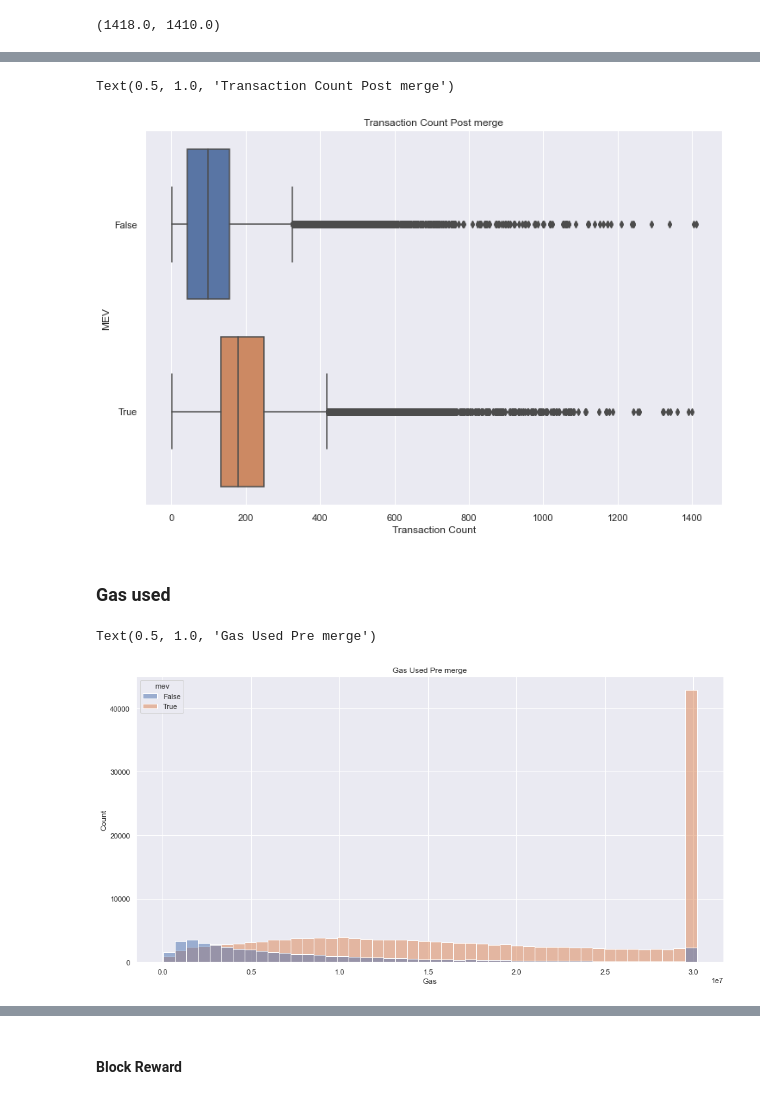
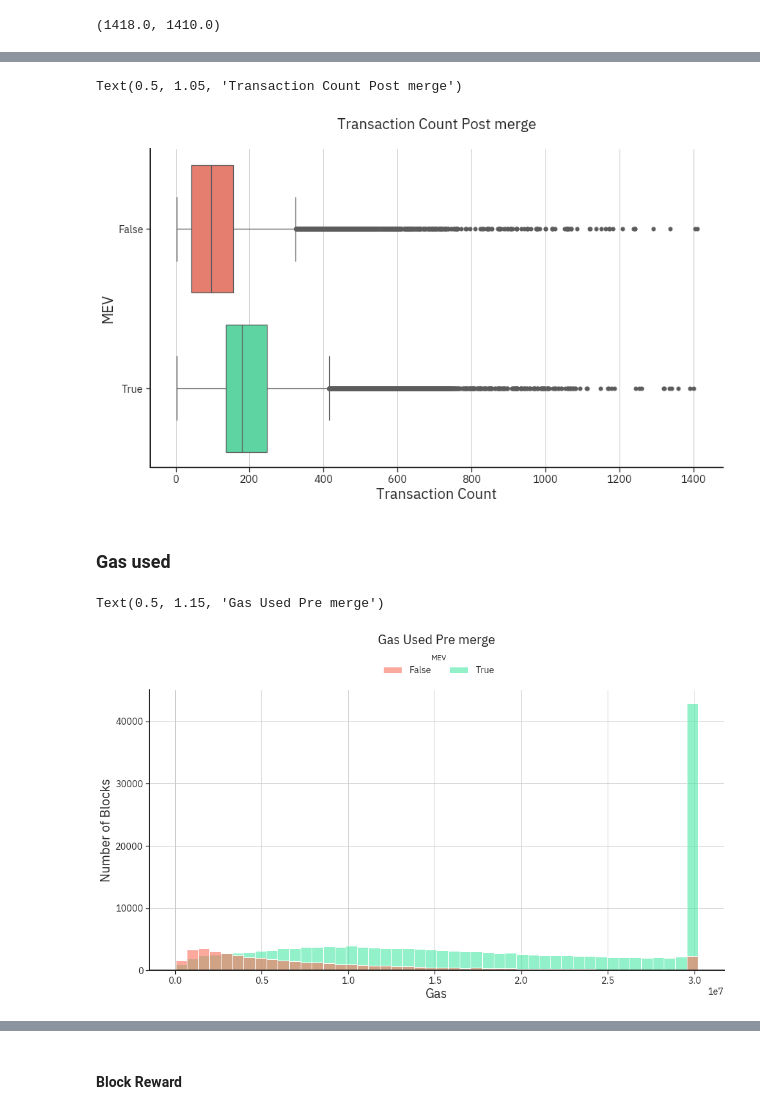
Before and after one commit to Metrika-Inc/eth-merge-data-challenge, a Jupyter notebook: EL analysis.ipynb, the cells around one changed output, grey strips where cells are left out. Saved outputs shown, nothing was run; the diff lists cells and outputs as text; code cells hidden in the pictures.

```diff
--- a/EL analysis.ipynb
+++ b/EL analysis.ipynb
@@ -292,4 +287,2 @@ len(tx_count_total.block_number.unique())
-# %%
-tx_count_total = tx_count_total[tx_count_total.block_number.isin(tx_count.block_number.tolist())]
 # %%
 tx_count_total['mev'] = (tx_count_total['mev_gas_ordering'].fillna(False) + tx_count_total['mev_last_tx'].fillna(False) + tx_count_total['mev_relay_api'].fillna(False)).astype(bool)
@@ -482,12 +364,13 @@ OSError: [Errno 12] Cannot allocate memory
 # %%
-fig = plt.figure(figsize=(12,8))
-sns.boxplot(data=tx_count[(tx_count.timestamp > merge_time)], x="total_tx_count", y="mev", orient="h")
-plt.xlabel('Transaction Count')
-plt.ylabel('MEV')
-plt.title("Transaction Count Post merge")
+fig = plt.figure(figsize=(14,8))
+palette={True: (75/256, 233/256, 166/256, .6), False: (251/256, 112/256, 92/256, .6)}
+sns.boxplot(data=tx_count_total[(tx_count_total.timestamp > merge_time)], x="transactions_count", y="mev", orient="h", palette=palette, linewidth=1.2, flierprops={"marker": "o"})
+plt.xlabel('Transaction Count', fontsize=20)
+plt.ylabel('MEV', fontsize=20)
+plt.title("Transaction Count Post merge", fontsize=20, y=1.05)
 # %% [output]
-Text(0.5, 1.0, 'Transaction Count Post merge')
+Text(0.5, 1.05, 'Transaction Count Post merge')
-[figure, old version]
+[figure, new version]
 # %% [markdown]
 ### Gas used
 # %%
@@ -502,11 +385,15 @@ gas_used['mev'] = gas_used['mev_gas_ordering'].fillna(False) + gas_used['mev_las
 gas_used = gas_used[['timestamp', 'gas_used', 'mev']].drop_duplicates()
 # %%
 fig = plt.figure(figsize=(16,8))
-sns.histplot(data=gas_used[(gas_used.timestamp < merge_time) & (gas_used.gas_used > 0)], x="gas_used", hue="mev", stat='count')
-plt.xlabel('Gas')
-plt.title("Gas Used Pre merge")
+palette={True: (75/256, 233/256, 166/256, 1), False: (251/256, 112/256, 92/256, 1)}
+g = sns.histplot(data=gas_used[(gas_used.timestamp < merge_time) & (gas_used.gas_used > 0)], x="gas_used", hue="mev", stat='count', palette=palette, alpha=0.6)
+sns.move_legend(g, bbox_to_anchor=(0.4, 1.04, 1., .102), loc=3,
+           ncol=2, borderaxespad=0., title='MEV')
+plt.xlabel('Gas', fontsize=20)
+plt.ylabel('Number of Blocks', fontsize=20)
+plt.title("Gas Used Pre merge", fontsize=20, y=1.15)
 # %% [output]
-Text(0.5, 1.0, 'Gas Used Pre merge')
+Text(0.5, 1.15, 'Gas Used Pre merge')
-[figure, old version]
+[figure, new version]
 # %%
 fig = plt.figure(figsize=(16,8))
```
Also changed, not shown: parts of 48 cells of this notebook.
